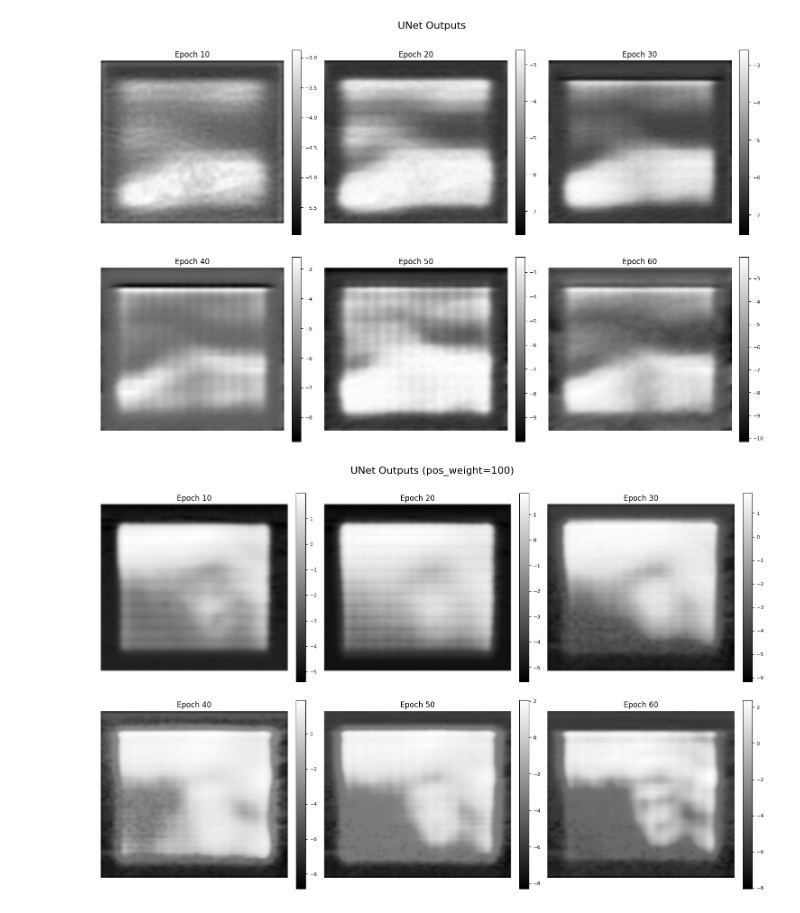
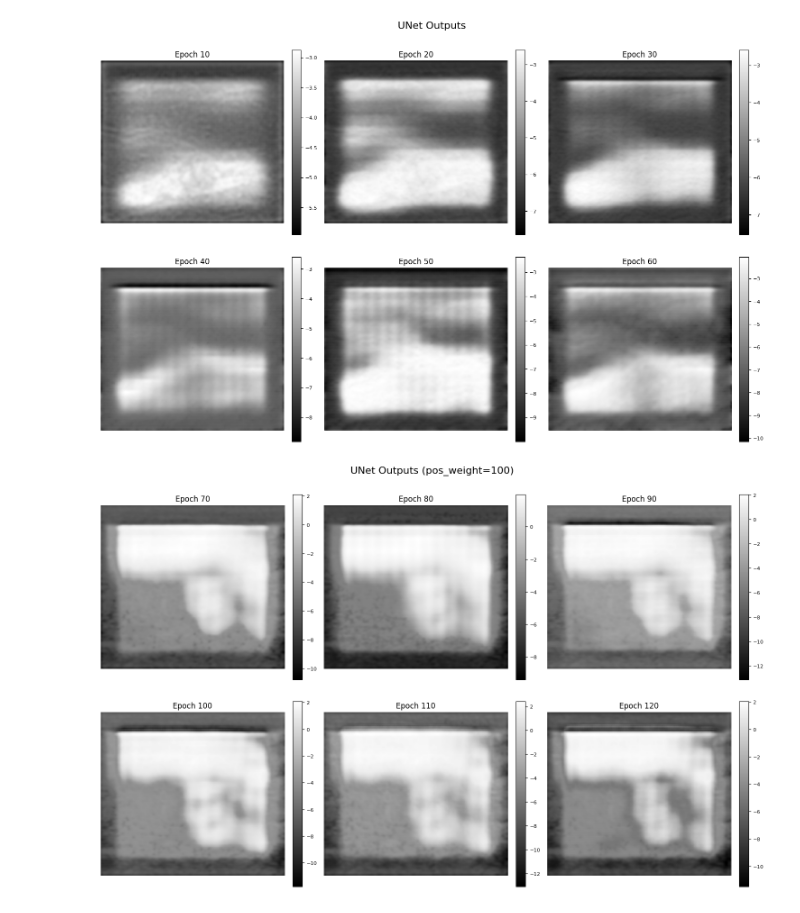
Before and after one commit to berenidur/env_recovery, a Jupyter notebook: code_python/test_outputs.ipynb, the cells around one changed output. Saved outputs shown, nothing was run; the diff lists cells and outputs as text; code cells hidden in the pictures.

```diff
--- a/code_python/test_outputs.ipynb
+++ b/code_python/test_outputs.ipynb
@@ -78,21 +78,22 @@ plt.show()
 # %%
 modelname = 'unet_v0.1.1'
 n = 57 # H,W of each window
 # fig, axes = plt.subplots(4, 3, figsize=(15, 20))
 fig, axes = plt.subplots(2, 3, figsize=(15, 10))
 axes = axes.flatten()
 
 # for idx, epoch in enumerate(range(5, 61, 5)):
-for idx, epoch in enumerate(range(10, 61, 10)):
+# for idx, epoch in enumerate(range(10, 61, 10)):
+for idx, epoch in enumerate(range(70, 121, 10)):
     unet_outputs = np.load(f'outputs/{modelname}/test_outputs_epoch_{epoch}.npy')
     axes[idx].imshow(unet_outputs[50, 0, :, :], cmap='gray')
     axes[idx].set_title(f'Epoch {epoch}')
     axes[idx].axis('off')
     cbar = plt.colorbar(axes[idx].images[0], ax=axes[idx], fraction=0.046, pad=0.04)
     cbar.ax.tick_params(labelsize=8)
 fig.suptitle('UNet Outputs (pos_weight=100)', fontsize=16)
 
 plt.tight_layout()
 plt.show()
 # %% [output]
-[figure, old version]
+[figure, new version]
```
Also changed, not shown: 1 other file.
